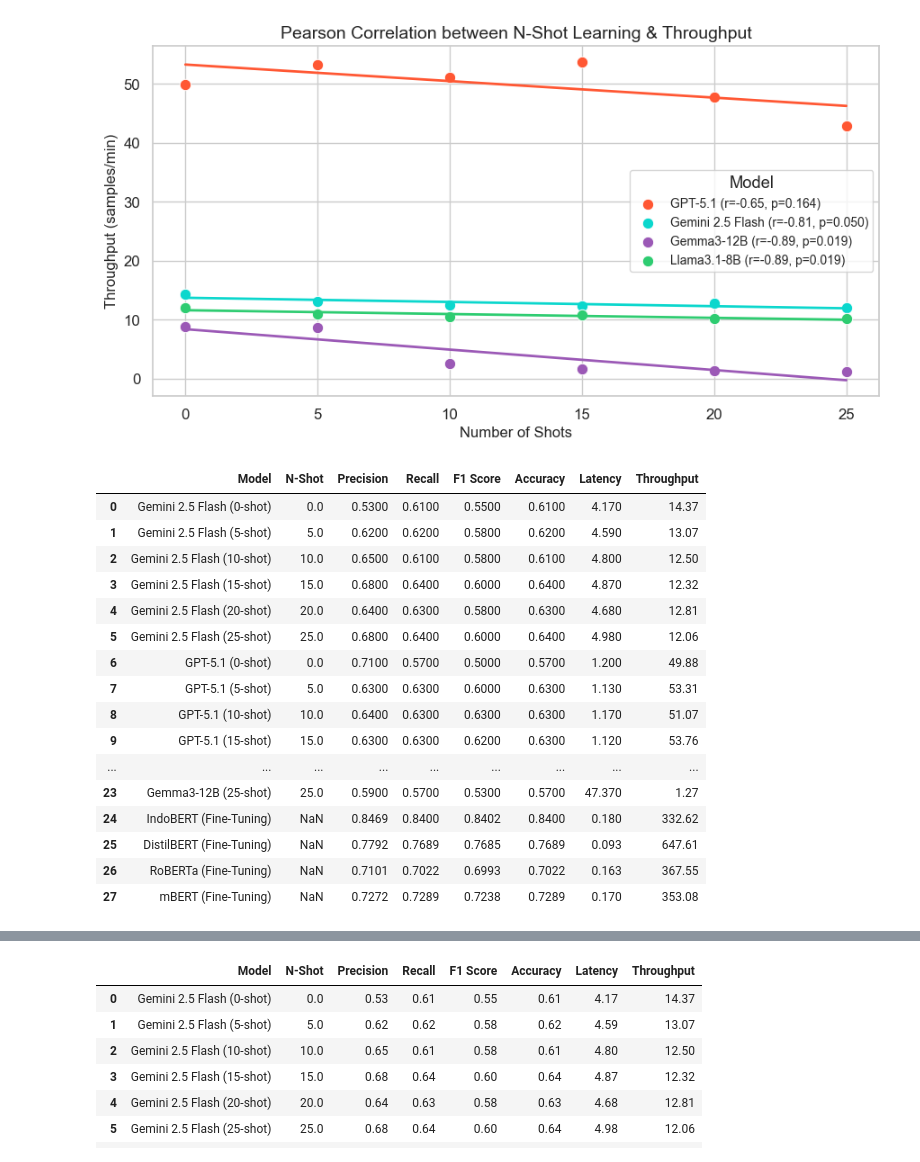
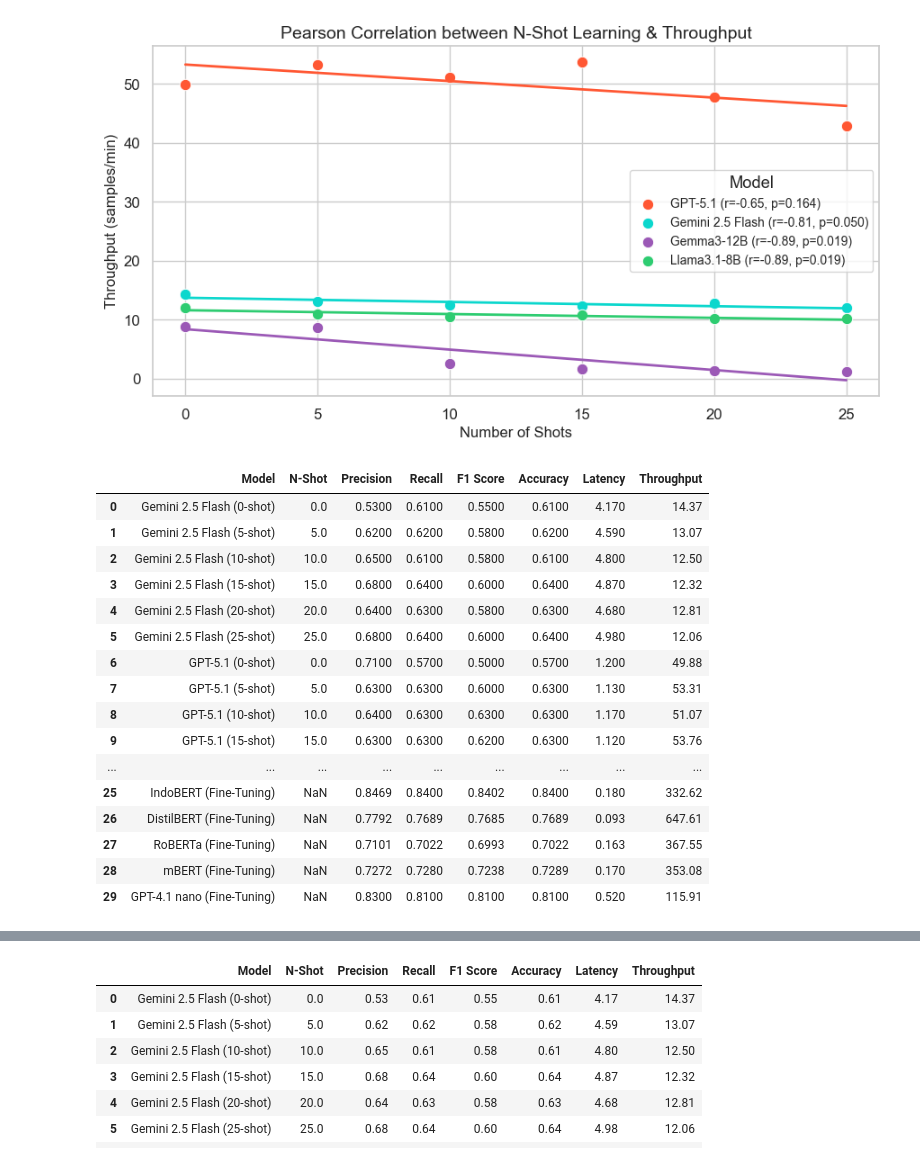
Before and after one commit to RasyadBima15/Multiclass-Emotion-Classification-on-Indonesian-Product-Reviews, a Jupyter notebook: Result/code.ipynb, the cells around one changed output, grey strips where cells are left out. Drawn from its saved outputs; the diff is of its cells as text; code cells hidden in the pictures.

```diff
--- a/Result/code.ipynb
+++ b/Result/code.ipynb
@@ -505,10 +505,11 @@ data_perf = {
         'IndoBERT',
         'DistilBERT',
         'RoBERTa',
-        'mBERT'
+        'mBERT',
+        'GPT-4.1 nano',
     ],
-    'Latency': [0.180, 0.093, 0.163, 0.170],
-    'Throughput': [332.62, 647.61, 367.55, 353.08]
+    'Latency': [0.180, 0.093, 0.163, 0.170, 0.52],
+    'Throughput': [332.62, 647.61, 367.55, 353.08, 115.91]
 }
 
 data_bert = {
@@ -516,12 +517,13 @@ data_bert = {
         'IndoBERT',
         'DistilBERT',
         'RoBERTa',
-        'mBERT'
+        'mBERT',
+        'GPT-4.1 nano',
     ],
-    'Precision': [0.8469, 0.7792, 0.7101, 0.7272],
-    'Recall':    [0.8400, 0.7689, 0.7022, 0.7289],
-    'F1 Score':  [0.8402, 0.7685, 0.6993, 0.7238],
-    'Accuracy':  [0.8400, 0.7689, 0.7022, 0.7289]
+    'Precision': [0.8469, 0.7792, 0.7101, 0.7272, 0.83],
+    'Recall':    [0.8400, 0.7689, 0.7022, 0.728, 0.81],
+    'F1 Score':  [0.8402, 0.7685, 0.6993, 0.7238, 0.81],
+    'Accuracy':  [0.8400, 0.7689, 0.7022, 0.7289, 0.81]
 }
 
 # Convert GenAI results into rows
@@ -539,39 +541,50 @@ for model, metrics in models.items():
             "Throughput": metrics["Throughput"][idx]
         })
 
+combined_rows.append({
+    "Model": "GPT-4.1 nano (25-shot)",
+    "N-Shot": 25,
+    "Precision": 0.48,
+    "Recall": 0.54,
+    "F1 Score": 0.48,
+    "Accuracy": 0.54,
+    "Latency": 0.90,
+    "Throughput": 66.88
+})
+
 # Add BERT fine-tuning rows with full metrics
 for i, model_name in enumerate(data_bert['Model']):
     combined_rows.append({
         "Model": model_name + " (Fine-Tuning)",
         "N-Shot": None,
         "Precision": data_bert['Precision'][i],
         "Recall": data_bert['Recall'][i],
         "F1 Score": data_bert['F1 Score'][i],
         "Accuracy": data_bert['Accuracy'][i],
         "Latency": data_perf['Latency'][i],
         "Throughput": data_perf['Throughput'][i]
     })
 
 df_all = pd.DataFrame(combined_rows)
 df_all
 # %% [output]
 |  | Model | N-Shot | Precision | Recall | F1 Score | Accuracy | Latency | Throughput |
 | 0 | Gemini 2.5 Flash (0-shot) | 0.0 | 0.5300 | 0.6100 | 0.5500 | 0.6100 | 4.170 | 14.37 |
 | 1 | Gemini 2.5 Flash (5-shot) | 5.0 | 0.6200 | 0.6200 | 0.5800 | 0.6200 | 4.590 | 13.07 |
 | 2 | Gemini 2.5 Flash (10-shot) | 10.0 | 0.6500 | 0.6100 | 0.5800 | 0.6100 | 4.800 | 12.50 |
 | 3 | Gemini 2.5 Flash (15-shot) | 15.0 | 0.6800 | 0.6400 | 0.6000 | 0.6400 | 4.870 | 12.32 |
 | 4 | Gemini 2.5 Flash (20-shot) | 20.0 | 0.6400 | 0.6300 | 0.5800 | 0.6300 | 4.680 | 12.81 |
 | 5 | Gemini 2.5 Flash (25-shot) | 25.0 | 0.6800 | 0.6400 | 0.6000 | 0.6400 | 4.980 | 12.06 |
 | 6 | GPT-5.1 (0-shot) | 0.0 | 0.7100 | 0.5700 | 0.5000 | 0.5700 | 1.200 | 49.88 |
 | 7 | GPT-5.1 (5-shot) | 5.0 | 0.6300 | 0.6300 | 0.6000 | 0.6300 | 1.130 | 53.31 |
 | 8 | GPT-5.1 (10-shot) | 10.0 | 0.6400 | 0.6300 | 0.6300 | 0.6300 | 1.170 | 51.07 |
 | 9 | GPT-5.1 (15-shot) | 15.0 | 0.6300 | 0.6300 | 0.6200 | 0.6300 | 1.120 | 53.76 |
 | ... | ... | ... | ... | ... | ... | ... | ... | ... |
-| 23 | Gemma3-12B (25-shot) | 25.0 | 0.5900 | 0.5700 | 0.5300 | 0.5700 | 47.370 | 1.27 |
-| 24 | IndoBERT (Fine-Tuning) | NaN | 0.8469 | 0.8400 | 0.8402 | 0.8400 | 0.180 | 332.62 |
-| 25 | DistilBERT (Fine-Tuning) | NaN | 0.7792 | 0.7689 | 0.7685 | 0.7689 | 0.093 | 647.61 |
-| 26 | RoBERTa (Fine-Tuning) | NaN | 0.7101 | 0.7022 | 0.6993 | 0.7022 | 0.163 | 367.55 |
-| 27 | mBERT (Fine-Tuning) | NaN | 0.7272 | 0.7289 | 0.7238 | 0.7289 | 0.170 | 353.08 |
+| 25 | IndoBERT (Fine-Tuning) | NaN | 0.8469 | 0.8400 | 0.8402 | 0.8400 | 0.180 | 332.62 |
+| 26 | DistilBERT (Fine-Tuning) | NaN | 0.7792 | 0.7689 | 0.7685 | 0.7689 | 0.093 | 647.61 |
+| 27 | RoBERTa (Fine-Tuning) | NaN | 0.7101 | 0.7022 | 0.6993 | 0.7022 | 0.163 | 367.55 |
+| 28 | mBERT (Fine-Tuning) | NaN | 0.7272 | 0.7280 | 0.7238 | 0.7289 | 0.170 | 353.08 |
+| 29 | GPT-4.1 nano (Fine-Tuning) | NaN | 0.8300 | 0.8100 | 0.8100 | 0.8100 | 0.520 | 115.91 |
 # %%
 import pandas as pd
 import matplotlib.pyplot as plt
```
Also changed, not shown: parts of 2 cells of this notebook, 14 other files.
